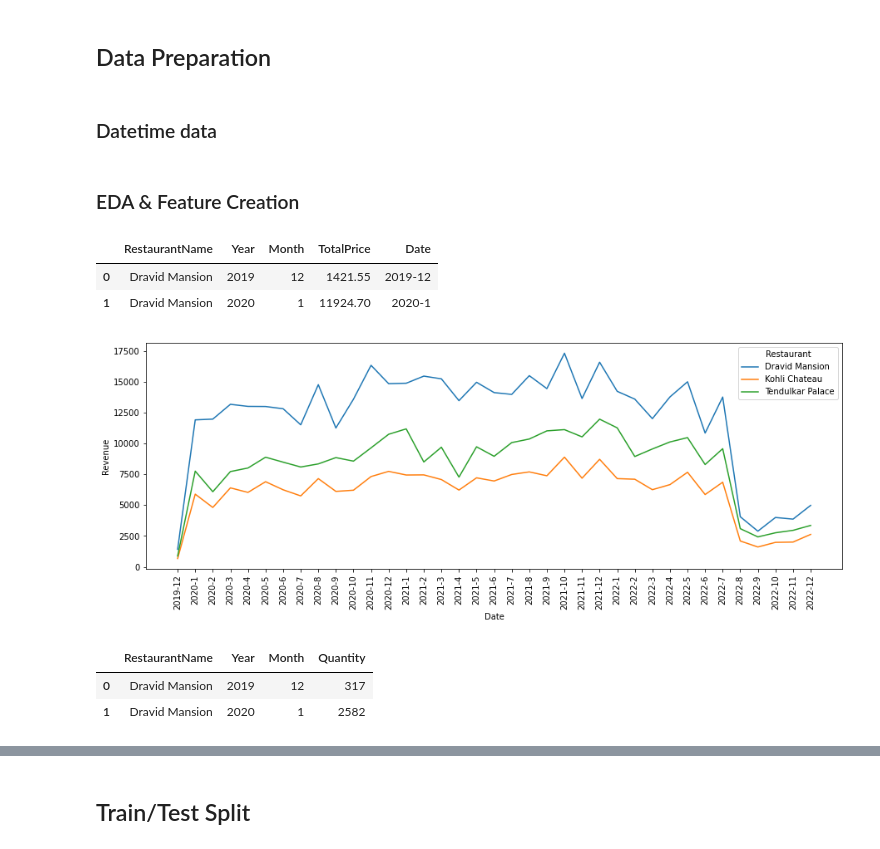
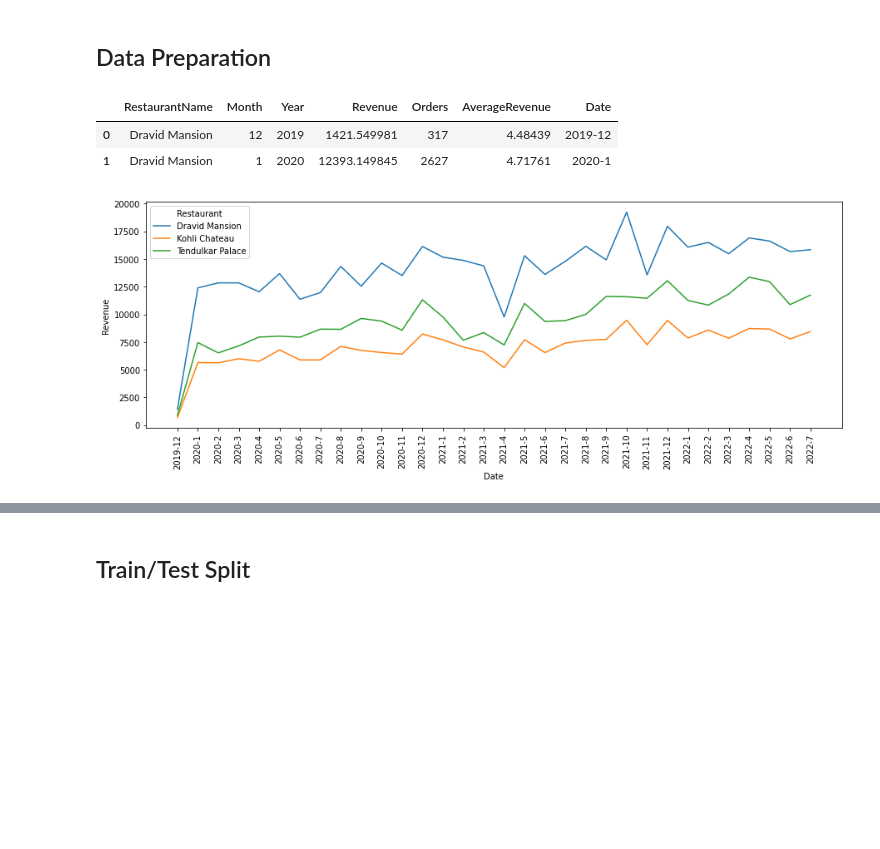
Before and after one commit to SZhafiri/Forecasting, a Jupyter notebook: RestaurantSales/Restaurant Sales Prediction.ipynb, the cells around one changed output, grey strips where cells are left out. Cells and saved outputs as stored; diff of their text form; code cells hidden in the pictures; blank space fills up the shorter version.

```diff
--- a/RestaurantSales/Restaurant Sales Prediction.ipynb
+++ b/RestaurantSales/Restaurant Sales Prediction.ipynb
@@ -50,23 +46,2 @@ memory usage: 24.2+ MB
 # %% [markdown]
 ## Data Preparation
-# %% [markdown]
-### Datetime data
-# %%
-# OrderDate
-df['OrderDate'] = pd.to_datetime(df['OrderDate'])
-
-# OrderTime
-df['OrderTime'] = pd.to_datetime(df['OrderTime'])
-# %% [markdown]
-### EDA & Feature Creation
-# %%
-# Create order total price column
-df['TotalPrice'] = df['ProductPrice']*df['Quantity']
-# %%
-# Split OrderDate column
-df['Day'] = df['OrderDate'].dt.day
-df['Month'] = df['OrderDate'].dt.month
-df['Year'] = df['OrderDate'].dt.year
-
-# Split OrderTime column
-df['Hour'] = df['OrderTime'].dt.hour
@@ -76,28 +48,21 @@ monthly_rev = df.groupby(['RestaurantName', 'Year', 'Month']).TotalPrice.agg(sum
 # %%
 # Create date column for easier visualization
-monthly_rev['Date'] = monthly_rev['Year'].astype(str) + '-' + monthly_rev['Month'].astype(str)
-monthly_rev.head(2)
+df['Date'] = df['Year'].astype(str) + '-' + df['Month'].astype(str)
+df.head(2)
 # %% [output]
-|  | RestaurantName | Year | Month | TotalPrice | Date |
-| 0 | Dravid Mansion | 2019 | 12 | 1421.55 | 2019-12 |
-| 1 | Dravid Mansion | 2020 | 1 | 11924.70 | 2020-1 |
+|  | RestaurantName | Month | Year | Revenue | Orders | AverageRevenue | Date |
+| 0 | Dravid Mansion | 12 | 2019 | 1421.549981 | 317 | 4.48439 | 2019-12 |
+| 1 | Dravid Mansion | 1 | 2020 | 12393.149845 | 2627 | 4.71761 | 2020-1 |
 # %%
 # Monthly revenue by each restaurant
 
 plt.figure(figsize=(15,5))
 
-sns.lineplot(x='Date', y='TotalPrice', hue='RestaurantName', data=monthly_rev)
+sns.lineplot(x='Date', y='Revenue', hue='RestaurantName', data=df)
 plt.xticks(rotation=90)
 plt.ylabel('Revenue')
 plt.legend(title='Restaurant')
 
 plt.show()
 # %% [output]
-[figure, old version]
+[figure, new version]
-# %%
-monthly_qty = df.groupby(['RestaurantName', 'Year', 'Month']).Quantity.agg(sum).reset_index()
-monthly_qty.head(2)
-# %% [output]
-|  | RestaurantName | Year | Month | Quantity |
-| 0 | Dravid Mansion | 2019 | 12 | 317 |
-| 1 | Dravid Mansion | 2020 | 1 | 2582 |
```
Also changed, not shown: parts of 20 cells of this notebook.
